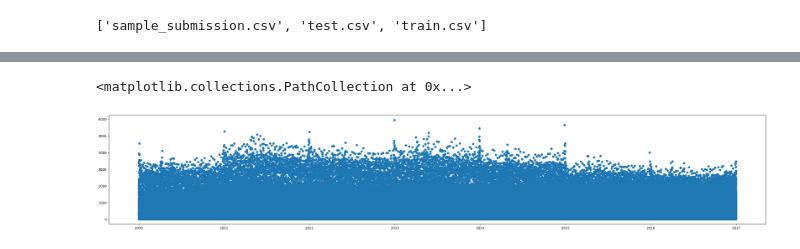
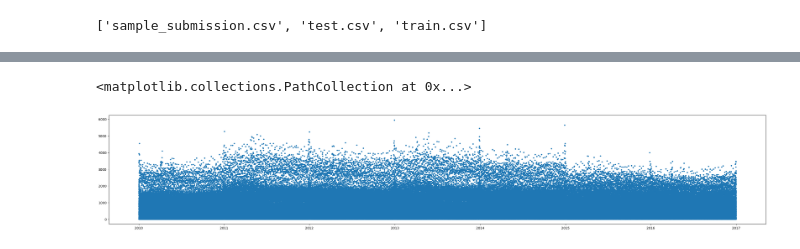
Before and after one commit to 1pawn0/Kaggle-Competitions, a Jupyter notebook: Competition-Notebooks/Forecasting-Sticker-Sales/forecasting-sticker-sales.ipynb, the cells around one changed output, grey strips where cells are left out. Saved outputs shown, nothing was run; the diff lists cells and outputs as text; code cells hidden in the pictures.

```diff
--- a/Competition-Notebooks/Forecasting-Sticker-Sales/forecasting-sticker-sales.ipynb
+++ b/Competition-Notebooks/Forecasting-Sticker-Sales/forecasting-sticker-sales.ipynb
@@ -45,4 +50,19 @@ df = pl.concat([train_df, test_df]).with_columns(
         pl.col("num_sold").cast(pl.UInt16),
     ]
 )
+# %%
+df = pl.concat(
+    [df,
+     df['country'].to_dummies(),
+     df['store'].to_dummies(),
+     df['product'].to_dummies()],
+    how='horizontal')
+df = df.with_columns([
+    ((pl.col('date').dt.year() - 2009) / 10).alias('year'),
+    (np.sin(2 * np.pi * pl.col("date").dt.month() / 12)).alias("month_sin"),
+    (np.sin(2 * np.pi * pl.col("date").dt.day() / 31)).alias("day_sin"),
+    (np.sin(2 * np.pi * pl.col("date").dt.weekday() / 7)).alias("weekday_sin"),
+    (np.sin(2 * np.pi * pl.col("date").dt.ordinal_day() / 366)).alias("ordinal_day_sin"),
+    (np.sin(2 * np.pi * pl.col("date").dt.week() / 53)).alias("week_sin")
+])
 # %%
@@ -70,6 +94,6 @@ shape: (328_680, 6)
 # %%
 plt.figure(figsize=(36, 6))
-plt.scatter(df['date'], df['num_sold'])
+plt.scatter(df['date'], df['num_sold'], marker='.')
 # %% [output]
 <matplotlib.collections.PathCollection at 0x...>
-[figure, old version]
+[figure, new version]
```
Also changed, not shown: parts of 7 cells of this notebook, 2 other files.
